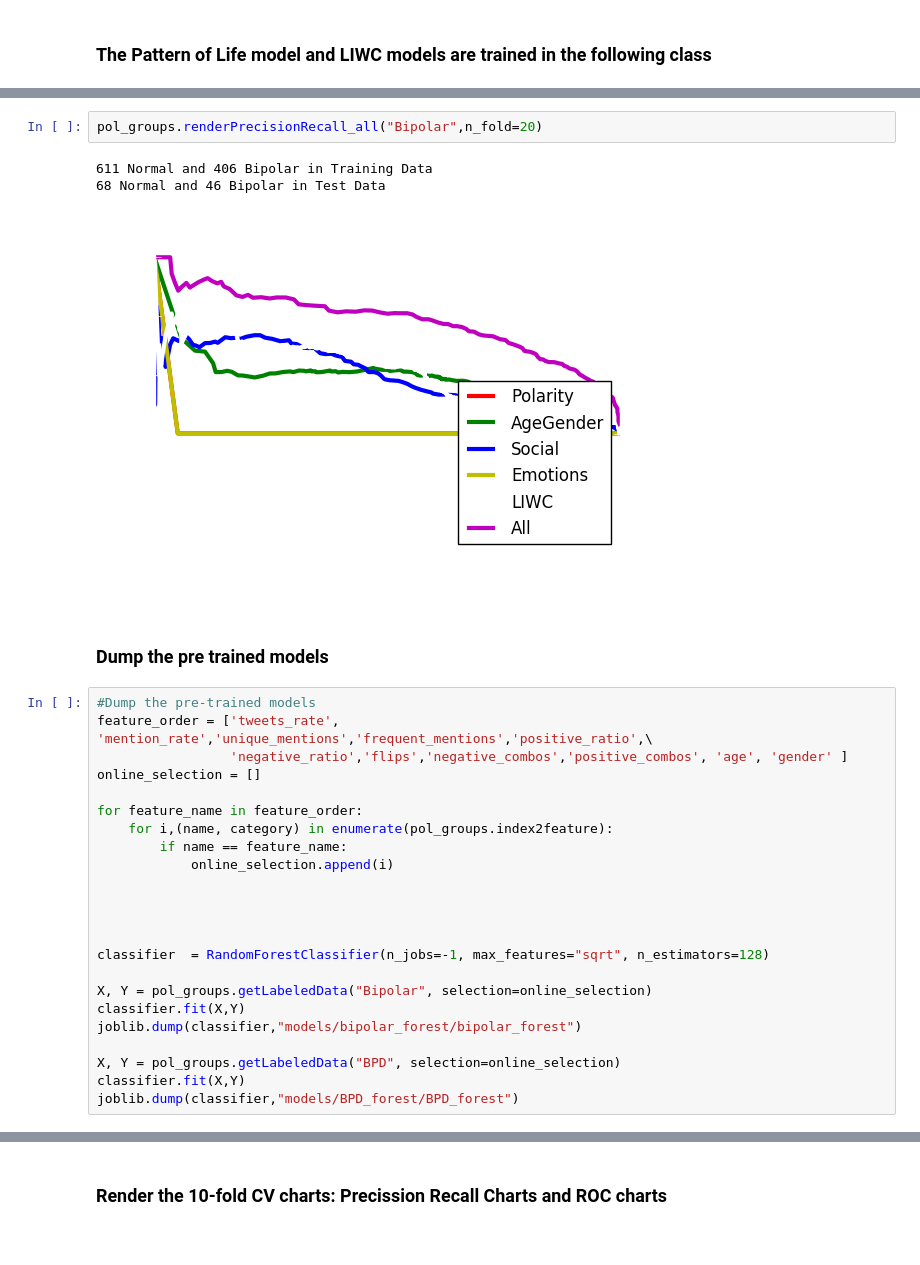
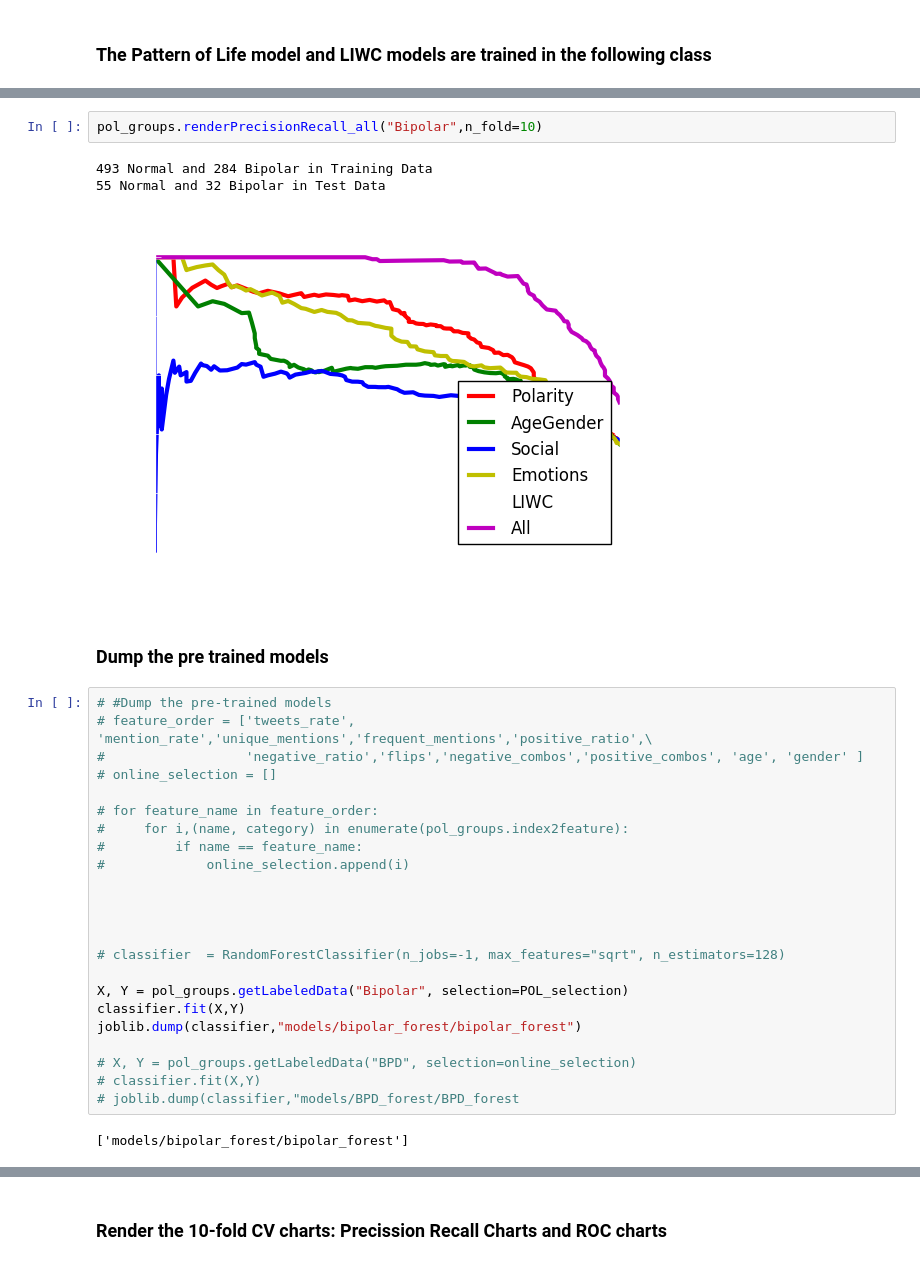
Before and after one commit to yenhao/Mental_Disorder, a Jupyter notebook: 4_prediction_visualization/prediction_evaluation.ipynb, the cells around one changed output, grey strips where cells are left out. Cells and saved outputs as stored; diff of their text form.

```diff
--- a/4_prediction_visualization/prediction_evaluation.ipynb
+++ b/4_prediction_visualization/prediction_evaluation.ipynb
@@ -1071,32 +1030,34 @@ pol_groups = POLFeaturerGroups(regular_group, [bipolar_all, BPD_all, bipolar_exp
 #
 # %%
-pol_groups.renderPrecisionRecall_all("Bipolar",n_fold=20)
+pol_groups.renderPrecisionRecall_all("Bipolar",n_fold=10)
 # %% [output]
-611 Normal and 406 Bipolar in Training Data
-68 Normal and 46 Bipolar in Test Data
+493 Normal and 284 Bipolar in Training Data
+55 Normal and 32 Bipolar in Test Data
-[figure, old version]
+[figure, new version]
 # %% [markdown]
 ### Dump the pre trained models
 # %%
-#Dump the pre-trained models
-feature_order = ['tweets_rate', 'mention_rate','unique_mentions','frequent_mentions','positive_ratio',\
-                 'negative_ratio','flips','negative_combos','positive_combos', 'age', 'gender' ]
-online_selection = []
+# #Dump the pre-trained models
+# feature_order = ['tweets_rate', 'mention_rate','unique_mentions','frequent_mentions','positive_ratio',\
+#                  'negative_ratio','flips','negative_combos','positive_combos', 'age', 'gender' ]
+# online_selection = []
 
-for feature_name in feature_order:
-    for i,(name, category) in enumerate(pol_groups.index2feature):
-        if name == feature_name:
-            online_selection.append(i)
+# for feature_name in feature_order:
+#     for i,(name, category) in enumerate(pol_groups.index2feature):
+#         if name == feature_name:
+#             online_selection.append(i)
 
 
 
 
-classifier  = RandomForestClassifier(n_jobs=-1, max_features="sqrt", n_estimators=128)
+# classifier  = RandomForestClassifier(n_jobs=-1, max_features="sqrt", n_estimators=128)
 
-X, Y = pol_groups.getLabeledData("Bipolar", selection=online_selection)
+X, Y = pol_groups.getLabeledData("Bipolar", selection=POL_selection)
 classifier.fit(X,Y)
 joblib.dump(classifier,"models/bipolar_forest/bipolar_forest")
 
-X, Y = pol_groups.getLabeledData("BPD", selection=online_selection)
-classifier.fit(X,Y)
-joblib.dump(classifier,"models/BPD_forest/BPD_forest")
+# X, Y = pol_groups.getLabeledData("BPD", selection=online_selection)
+# classifier.fit(X,Y)
+# joblib.dump(classifier,"models/BPD_forest/BPD_forest
+# %% [output]
+['models/bipolar_forest/bipolar_forest']
```
Also changed, not shown: parts of 9 cells of this notebook.
